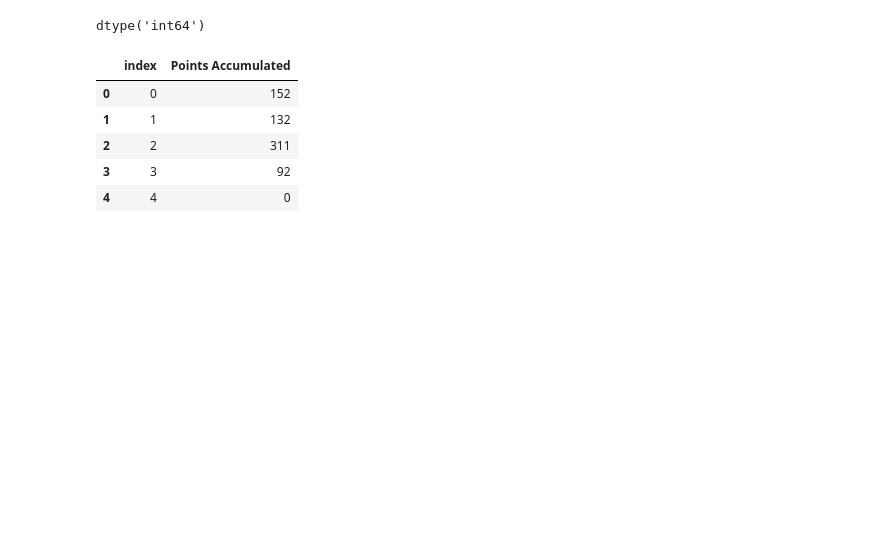
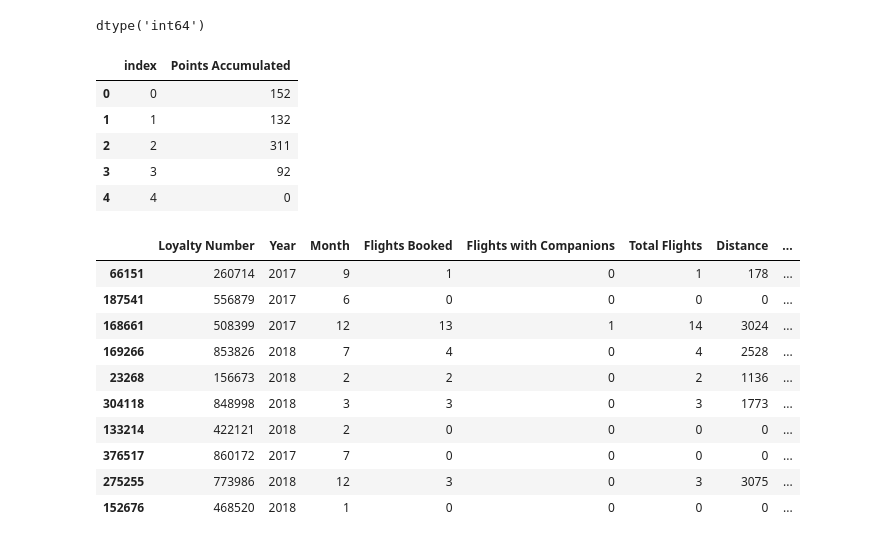
Before and after one commit to Adalab/bda-modulo-3-evaluacion-final-Paulamc1695, a Jupyter notebook: resolucion_evaluacion_02.ipynb, the cells around one changed output. Saved outputs shown, nothing was run; the diff lists cells and outputs as text; code cells hidden in the pictures; blank space fills up the shorter version.

```diff
--- a/resolucion_evaluacion_02.ipynb
+++ b/resolucion_evaluacion_02.ipynb
@@ -233,0 +248,15 @@ ______________________
+# %%
+# Imputación de nulos y cambiar tipo de dato --> de float a int de "Cancellation Year" y "Cancellation Month"
+
+
+def imputacion_nulos(df_aerolinea_copy, columna):
+    mediana = df_aerolinea_copy[columna].median()
+    df_aerolinea_copy[columna] = df_aerolinea_copy[columna].fillna(mediana)
+
+    return mediana
+
+imputacion_nulos(df_aerolinea_copy, "Cancellation Year")
+imputacion_nulos(df_aerolinea_copy, "Cancellation Month")
+
+df_aerolinea_copy["Cancellation Year"] = df_aerolinea_copy["Cancellation Year"].astype(int)
+df_aerolinea_copy["Cancellation Month"] = df_aerolinea_copy["Cancellation Month"].astype(int)
@@ -233,0 +271,8 @@ ______________________
+# %%
+# Imputación de nulos de "Salary"
+
+imputacion_iterative = IterativeImputer(max_iter = 20, random_state = 42)
+
+salary_imputado = imputacion_iterative.fit_transform(df_aerolinea_copy[["Salary"]])
+
+df_aerolinea_copy["Salary"] = salary_imputado.round(2)
@@ -251,0 +300,14 @@ df_aerolinea_copy["Points Accumulated"].head().reset_index()
+# %%
+df_aerolinea_copy.sample(10)
+# %% [output]
+|  | Loyalty Number | Year | Month | Flights Booked | Flights with Companions | Total Flights | Distance | ... |
+| 66151 | 260714 | 2017 | 9 | 1 | 0 | 1 | 178 | ... |
+| 187541 | 556879 | 2017 | 6 | 0 | 0 | 0 | 0 | ... |
+| 168661 | 508399 | 2017 | 12 | 13 | 1 | 14 | 3024 | ... |
+| 169266 | 853826 | 2018 | 7 | 4 | 0 | 4 | 2528 | ... |
+| 23268 | 156673 | 2018 | 2 | 2 | 0 | 2 | 1136 | ... |
+| 304118 | 848998 | 2018 | 3 | 3 | 0 | 3 | 1773 | ... |
+| 133214 | 422121 | 2018 | 2 | 0 | 0 | 0 | 0 | ... |
+| 376517 | 860172 | 2017 | 7 | 0 | 0 | 0 | 0 | ... |
+| 275255 | 773986 | 2018 | 12 | 3 | 0 | 3 | 3075 | ... |
+| 152676 | 468520 | 2018 | 1 | 0 | 0 | 0 | 0 | ... |
```
Also changed, not shown: parts of 15 cells of this notebook.
